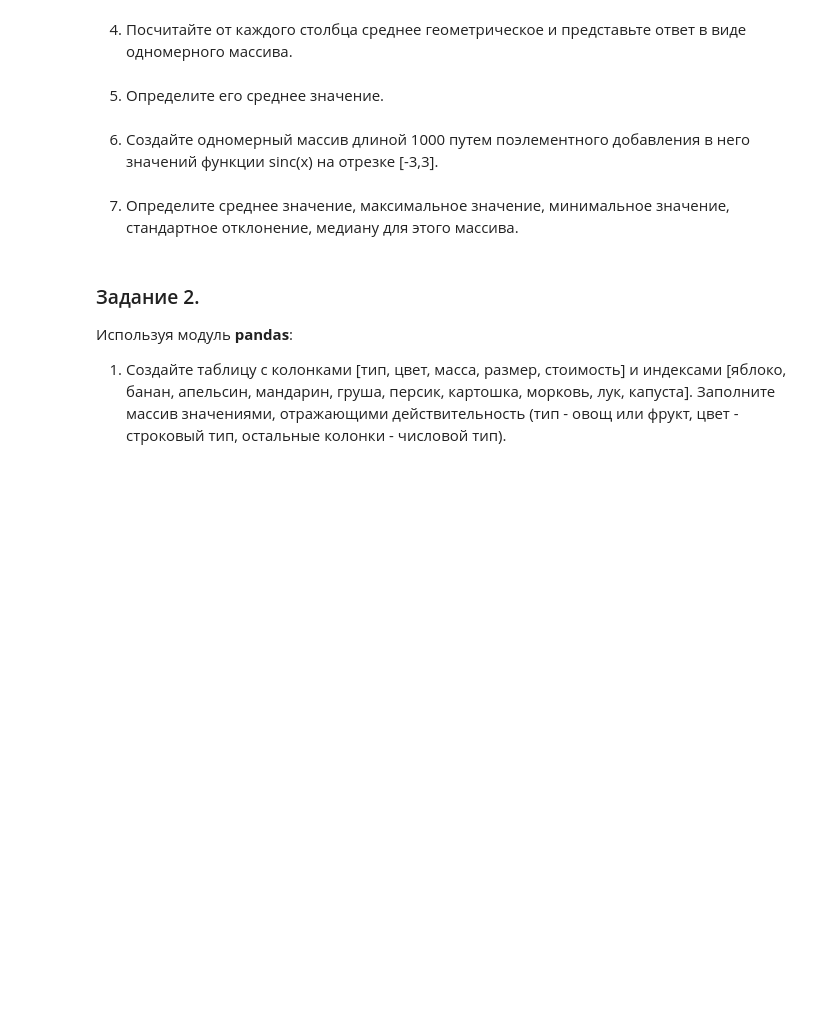
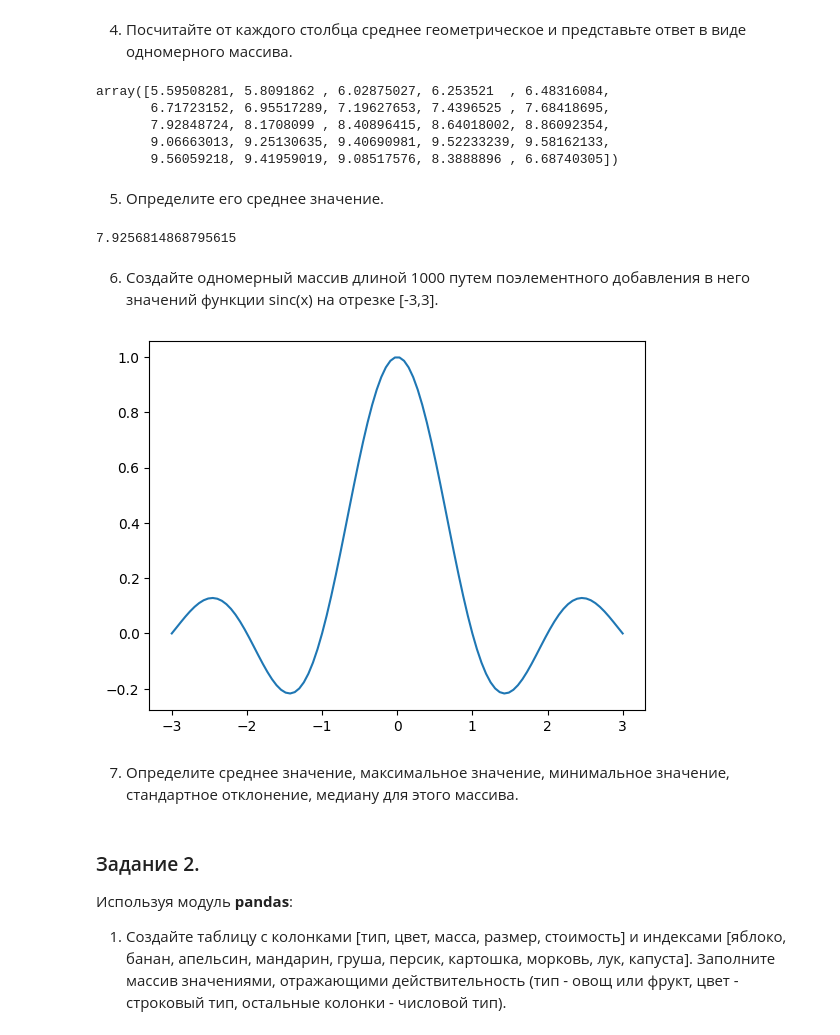
Before and after one commit to BROsandr/IUS, a Jupyter notebook: lab2/Lab2_task.ipynb, the cells around one changed output. Saved outputs shown, nothing was run; the diff lists cells and outputs as text; code cells hidden in the pictures; blank space fills up the shorter version.

```diff
--- a/lab2/Lab2_task.ipynb
+++ b/lab2/Lab2_task.ipynb
@@ -855,9 +892,21 @@ dt.agg([np.mean, np.sum], axis=1)
 4. Посчитайте от каждого столбца среднее геометрическое и представьте ответ в виде одномерного массива.
 # %%
 # напишите здесь ваше решение
+from statistics import geometric_mean
+result = np.apply_along_axis(geometric_mean, 0, result)
+result
+# %% [output]
+array([5.59508281, 5.8091862 , 6.02875027, 6.253521  , 6.48316084,
+       6.71723152, 6.95517289, 7.19627653, 7.4396525 , 7.68418695,
+       7.92848724, 8.1708099 , 8.40896415, 8.64018002, 8.86092354,
+       9.06663013, 9.25130635, 9.40690981, 9.52233239, 9.58162133,
+       9.56059218, 9.41959019, 9.08517576, 8.3888896 , 6.68740305])
 # %% [markdown]
 5. Определите его среднее значение.
 # %%
 # напишите здесь ваше решение
+result.mean()
+# %% [output]
+7.9256814868795615
 # %% [markdown]
 6. Создайте одномерный массив длиной 1000 путем поэлементного добавления в него значений функции sinc(x) на отрезке [-3,3].
@@ -866,3 +913,12 @@ dt.agg([np.mean, np.sum], axis=1)
+# %%
+# напишите здесь ваше решение
+from matplotlib import pyplot as plt
+
+result = np.sinc(np.linspace(-3, 3, 100, endpoint=True))
+plt.plot(np.linspace(-3, 3, 100, endpoint=True), result)
+plt.show()
+# %% [output]
+[figure, added]
 # %% [markdown]
 7. Определите среднее значение, максимальное значение, минимальное значение, стандартное отклонение, медиану для этого массива.
 # %%
```
Also changed, not shown: parts of 6 cells of this notebook.
